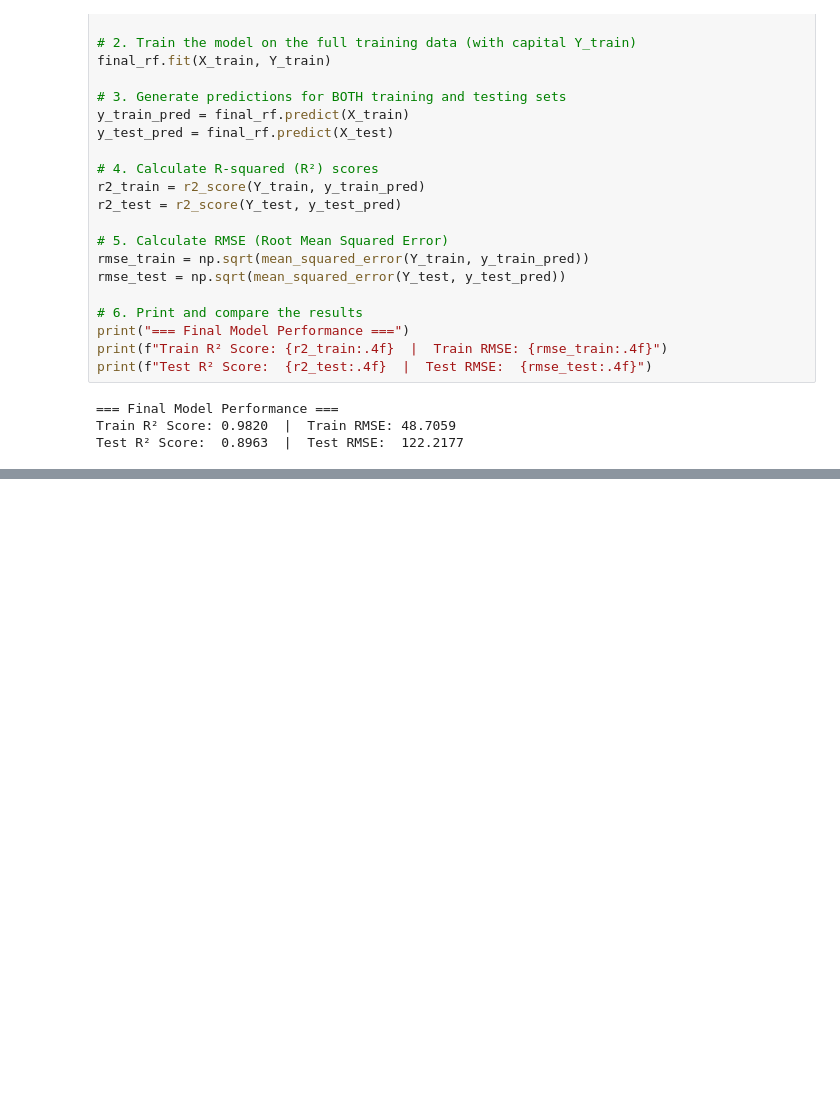
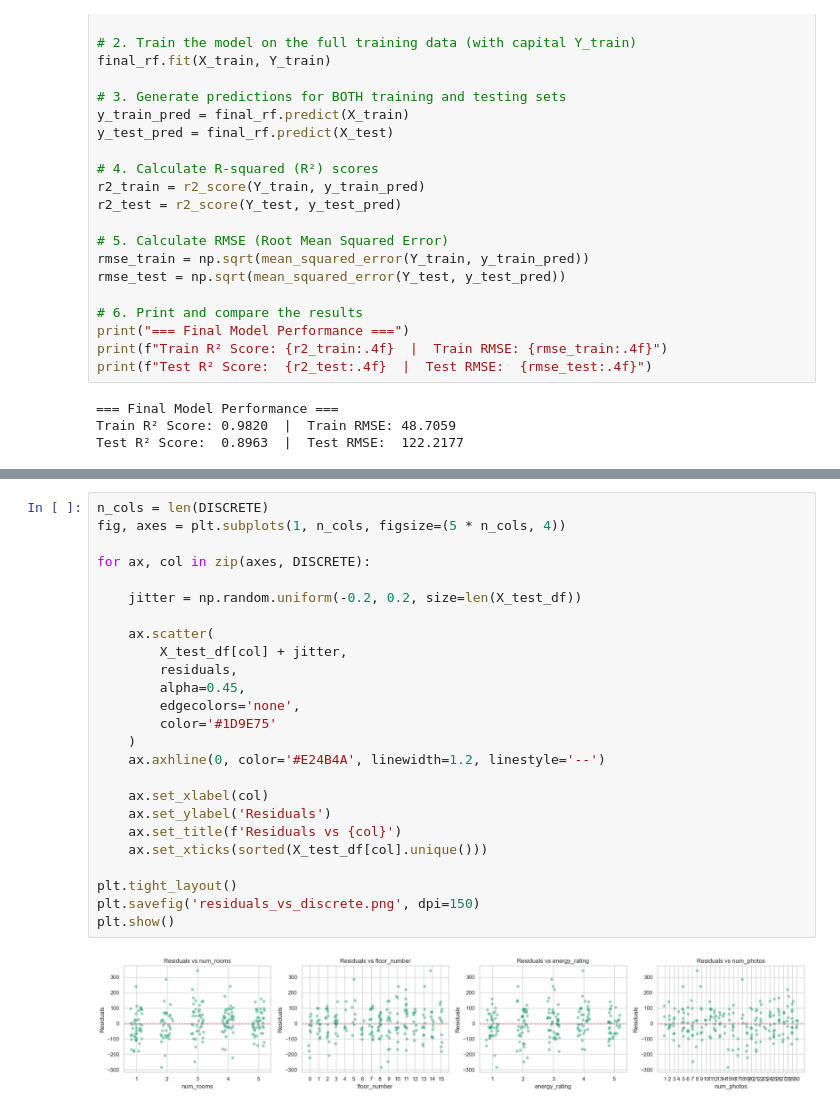
Before and after one commit to KSteponavicus/Urban-Rental-Pricing---Final-ML-Project, a Jupyter notebook: kipras.ipynb, the cells around one changed output, grey strips where cells are left out. Cells and saved outputs as stored; diff of their text form; blank space fills up the shorter version.

```diff
--- a/kipras.ipynb
+++ b/kipras.ipynb
@@ -821,0 +937,27 @@ Test R² Score:  0.8963  |  Test RMSE:  122.2177
+# %%
+n_cols = len(DISCRETE)
+fig, axes = plt.subplots(1, n_cols, figsize=(5 * n_cols, 4))
+
+for ax, col in zip(axes, DISCRETE):
+
+    jitter = np.random.uniform(-0.2, 0.2, size=len(X_test_df))
+
+    ax.scatter(
+        X_test_df[col] + jitter,
+        residuals,
+        alpha=0.45,
+        edgecolors='none',
+        color='#1D9E75'
+    )
+    ax.axhline(0, color='#E24B4A', linewidth=1.2, linestyle='--')
+
+    ax.set_xlabel(col)
+    ax.set_ylabel('Residuals')
+    ax.set_title(f'Residuals vs {col}')
+    ax.set_xticks(sorted(X_test_df[col].unique()))
+
+plt.tight_layout()
+plt.savefig('residuals_vs_discrete.png', dpi=150)
+plt.show()
+# %% [output]
+[figure, added]
```
Also changed, not shown: parts of 22 cells of this notebook, 1 other file.
